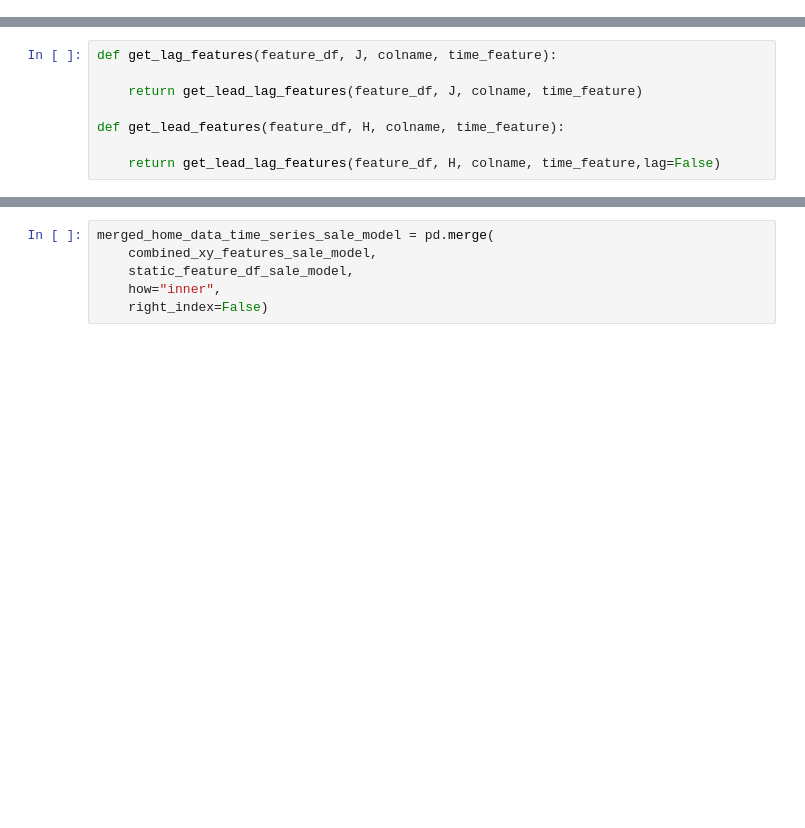
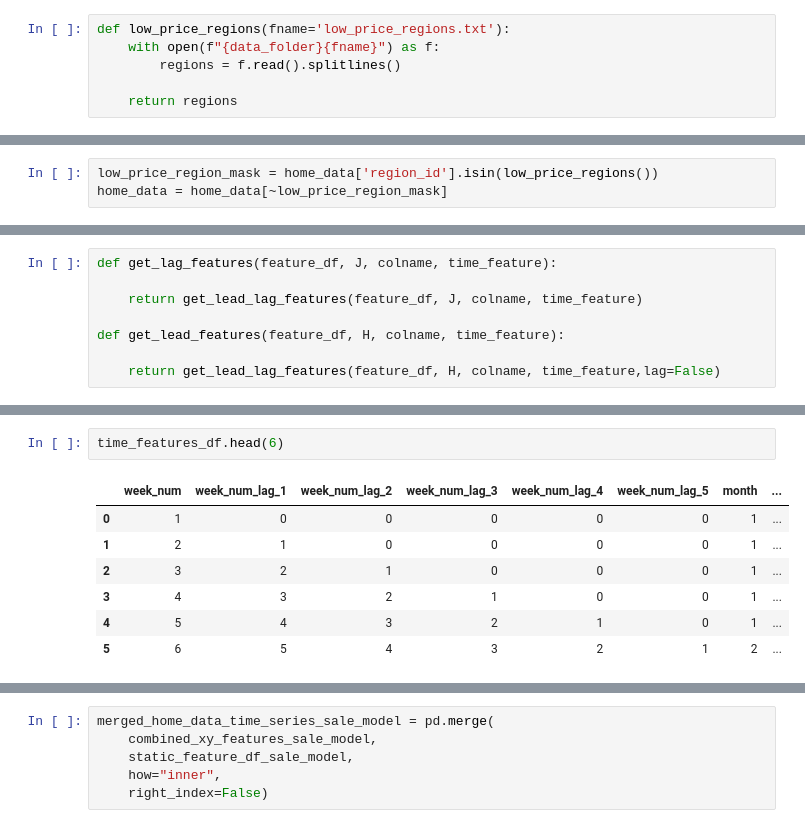
Before and after one commit to sparsha1644/HomePriceBeastNew, a Jupyter notebook: DataTransformationTimeSeries.ipynb, the cells around one changed output, grey strips where cells are left out. Cells and saved outputs as stored; diff of their text form; blank space fills up the shorter version.

```diff
--- a/DataTransformationTimeSeries.ipynb
+++ b/DataTransformationTimeSeries.ipynb
@@ -4,6 +4,12 @@ import pandas as pd
 data_folder = "C:\\Users\\spars\\Documents\\Master\\JHU\TML\\HomePriceBeastNew\\"
 # %%
 pd.set_option("display.max_columns", None)
+# %%
+def low_price_regions(fname='low_price_regions.txt'):
+    with open(f"{data_folder}{fname}") as f:
+        regions = f.read().splitlines()
+
+    return regions
 # %%
 home_data = pd.read_csv(f"{data_folder}combined_home_data.csv")
 # %%
@@ -13,6 +19,9 @@ home_data['month'] = home_data['period_begin'].dt.month
 min_week = min(home_data['period_begin'])
 home_data['week_offset'] = (home_data['period_begin'] - min_week)
 home_data['week_offset'] = home_data['week_offset'].dt.days/7.0
+# %%
+low_price_region_mask = home_data['region_id'].isin(low_price_regions())
+home_data = home_data[~low_price_region_mask]
 # %%
 home_data.columns
 # %% [output]
@@ -159 +187,11 @@ Index(['state_code', 'county_name', 'period_begin', 'median_sale_price',
+# %%
+time_features_df.head(6)
+# %% [output]
+|  | week_num | week_num_lag_1 | week_num_lag_2 | week_num_lag_3 | week_num_lag_4 | week_num_lag_5 | month | ... |
+| 0 | 1 | 0 | 0 | 0 | 0 | 0 | 1 | ... |
+| 1 | 2 | 1 | 0 | 0 | 0 | 0 | 1 | ... |
+| 2 | 3 | 2 | 1 | 0 | 0 | 0 | 1 | ... |
+| 3 | 4 | 3 | 2 | 1 | 0 | 0 | 1 | ... |
+| 4 | 5 | 4 | 3 | 2 | 1 | 0 | 1 | ... |
+| 5 | 6 | 5 | 4 | 3 | 2 | 1 | 2 | ... |
 # %%
```
Also changed, not shown: parts of 18 cells of this notebook, 3 other files.
